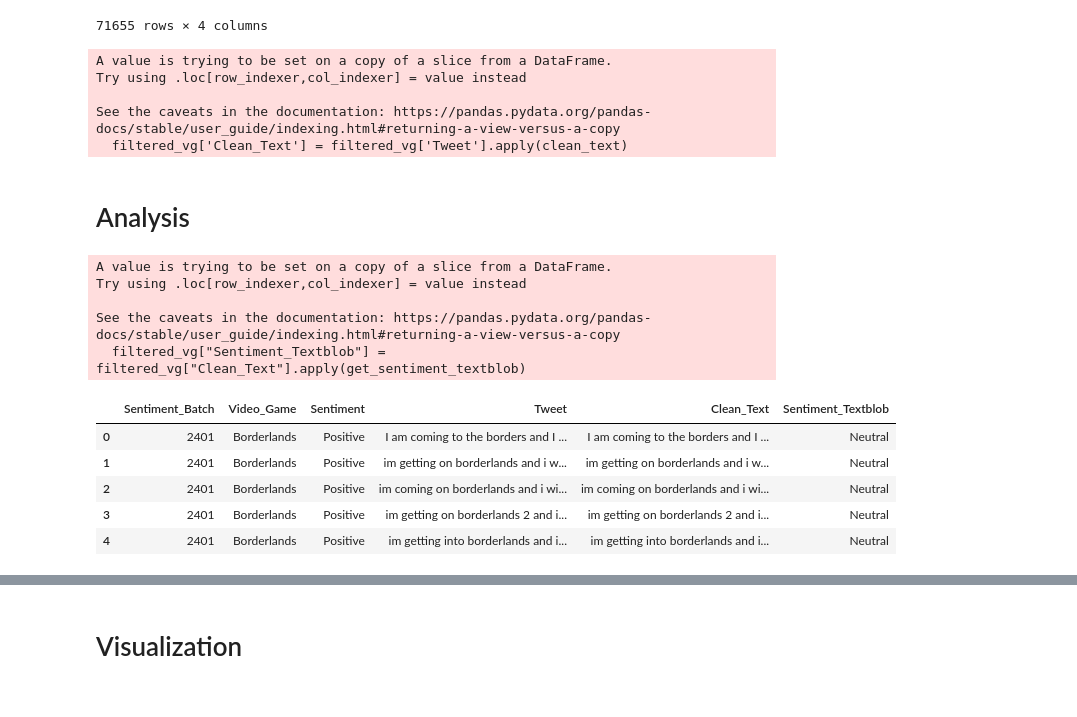
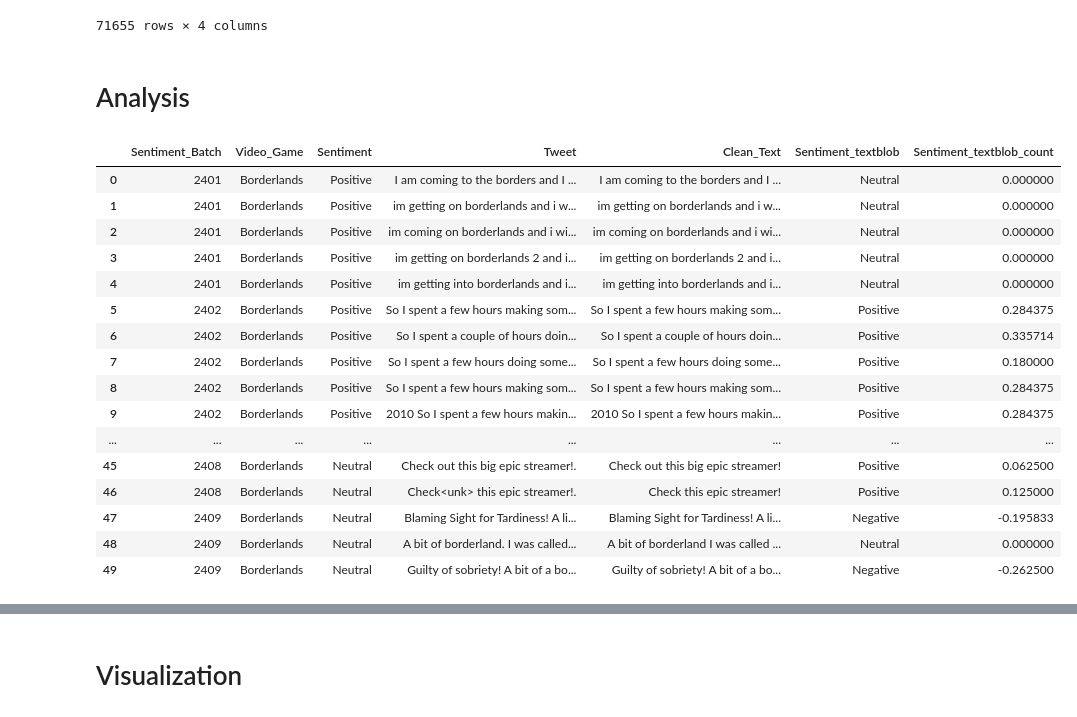
Before and after one commit to ReproTeach/final-project-givkj-squad, a Jupyter notebook: final_project.ipynb, the cells around one changed output, grey strips where cells are left out. Drawn from its saved outputs; the diff is of its cells as text; code cells hidden in the pictures.

```diff
--- a/final_project.ipynb
+++ b/final_project.ipynb
@@ -133,6 +139,9 @@ vg.drop_duplicates()
 # delete irrelevant subjects
 values_to_delete = ['Nvidia', 'johnson&johnson','Facebook', 'HomeDepot', 'Verizon', 'Microsoft', 'Google', 'PlayStation5(PS5)', 'Xbox(Xseries)', 'Amazon']
 filtered_vg = vg[~vg['Video_Game'].isin(values_to_delete)]
+# %%
+values_to_delete1 = ['Irrelevant']
+filtered_vg2= filtered_vg[~filtered_vg['Sentiment'].isin(values_to_delete)]
 # %%
 # text cleaning - remove mentions, signs, spaces, and unknown values
 def clean_text(text):
@@ -153,17 +162,10 @@ def clean_text(text):
         return text
 
 
-filtered_vg['Clean_Text'] = filtered_vg['Tweet'].apply(clean_text)
+filtered_vg2['Clean_Text'] = filtered_vg2['Tweet'].apply(clean_text)
-# %% [output]
-A value is trying to be set on a copy of a slice from a DataFrame.
-Try using .loc[row_indexer,col_indexer] = value instead
-
-See the caveats in the documentation: https://pandas.pydata.org/pandas-docs/stable/user_guide/indexing.html#returning-a-view-versus-a-copy
-  filtered_vg['Clean_Text'] = filtered_vg['Tweet'].apply(clean_text)
 # %% [markdown]
 # Analysis
 # %%
-# Define a function for sentiment polarity analysis using TextBlob
 def get_sentiment_textblob(text):
     sentiment = TextBlob(text).sentiment.polarity
     if sentiment > 0:
@@ -172,24 +174,33 @@ def get_sentiment_textblob(text):
         return "Negative"
     else:
         return "Neutral"
+# get continuous textblob sentiment scores
+def get_sent_textblob_cont(text):
+    return TextBlob(text).sentiment.polarity
 # %%
 # create new column to store sentiment analysis results from applying the function to the cleaned text
-filtered_vg["Sentiment_Textblob"] = filtered_vg["Clean_Text"].apply(get_sentiment_textblob)
+filtered_vg2["Sentiment_textblob"] = filtered_vg2["Clean_Text"].apply(get_sentiment_textblob)
+filtered_vg2["Sentiment_textblob_count"] = filtered_vg2["Clean_Text"].apply(get_sent_textblob_cont)
-# %% [output]
-A value is trying to be set on a copy of a slice from a DataFrame.
-Try using .loc[row_indexer,col_indexer] = value instead
-
-See the caveats in the documentation: https://pandas.pydata.org/pandas-docs/stable/user_guide/indexing.html#returning-a-view-versus-a-copy
-  filtered_vg["Sentiment_Textblob"] = filtered_vg["Clean_Text"].apply(get_sentiment_textblob)
 # %%
 # display preview of the sentiment analysis
-filtered_vg.head()
+filtered_vg2.head(50)
 # %% [output]
-|  | Sentiment_Batch | Video_Game | Sentiment | Tweet | Clean_Text | Sentiment_Textblob |
-| 0 | 2401 | Borderlands | Positive | I am coming to the borders and I ... | I am coming to the borders and I ... | Neutral |
-| 1 | 2401 | Borderlands | Positive | im getting on borderlands and i w... | im getting on borderlands and i w... | Neutral |
-| 2 | 2401 | Borderlands | Positive | im coming on borderlands and i wi... | im coming on borderlands and i wi... | Neutral |
-| 3 | 2401 | Borderlands | Positive | im getting on borderlands 2 and i... | im getting on borderlands 2 and i... | Neutral |
-| 4 | 2401 | Borderlands | Positive | im getting into borderlands and i... | im getting into borderlands and i... | Neutral |
+|  | Sentiment_Batch | Video_Game | Sentiment | Tweet | Clean_Text | Sentiment_textblob | Sentiment_textblob_count |
+| 0 | 2401 | Borderlands | Positive | I am coming to the borders and I ... | I am coming to the borders and I ... | Neutral | 0.000000 |
+| 1 | 2401 | Borderlands | Positive | im getting on borderlands and i w... | im getting on borderlands and i w... | Neutral | 0.000000 |
+| 2 | 2401 | Borderlands | Positive | im coming on borderlands and i wi... | im coming on borderlands and i wi... | Neutral | 0.000000 |
+| 3 | 2401 | Borderlands | Positive | im getting on borderlands 2 and i... | im getting on borderlands 2 and i... | Neutral | 0.000000 |
+| 4 | 2401 | Borderlands | Positive | im getting into borderlands and i... | im getting into borderlands and i... | Neutral | 0.000000 |
+| 5 | 2402 | Borderlands | Positive | So I spent a few hours making som... | So I spent a few hours making som... | Positive | 0.284375 |
+| 6 | 2402 | Borderlands | Positive | So I spent a couple of hours doin... | So I spent a couple of hours doin... | Positive | 0.335714 |
+| 7 | 2402 | Borderlands | Positive | So I spent a few hours doing some... | So I spent a few hours doing some... | Positive | 0.180000 |
+| 8 | 2402 | Borderlands | Positive | So I spent a few hours making som... | So I spent a few hours making som... | Positive | 0.284375 |
+| 9 | 2402 | Borderlands | Positive | 2010 So I spent a few hours makin... | 2010 So I spent a few hours makin... | Positive | 0.284375 |
+| ... | ... | ... | ... | ... | ... | ... | ... |
+| 45 | 2408 | Borderlands | Neutral | Check out this big epic streamer!. | Check out this big epic streamer! | Positive | 0.062500 |
+| 46 | 2408 | Borderlands | Neutral | Check<unk> this epic streamer!. | Check this epic streamer! | Positive | 0.125000 |
+| 47 | 2409 | Borderlands | Neutral | Blaming Sight for Tardiness! A li... | Blaming Sight for Tardiness! A li... | Negative | -0.195833 |
+| 48 | 2409 | Borderlands | Neutral | A bit of borderland. I was called... | A bit of borderland I was called ... | Neutral | 0.000000 |
+| 49 | 2409 | Borderlands | Neutral | Guilty of sobriety! A bit of a bo... | Guilty of sobriety! A bit of a bo... | Negative | -0.262500 |
 # %%
 # delete useless columns
```
Also changed, not shown: parts of 14 cells of this notebook.
